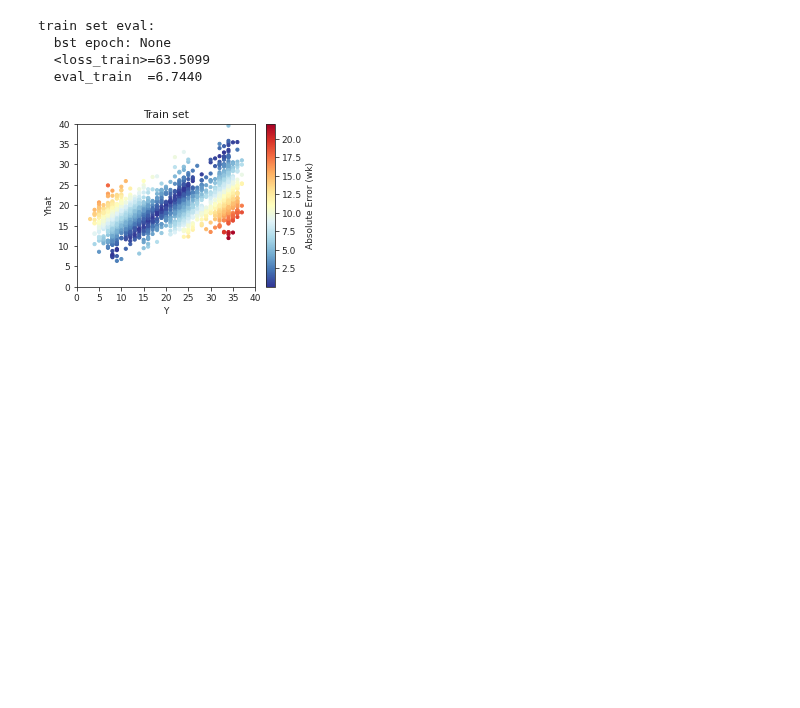
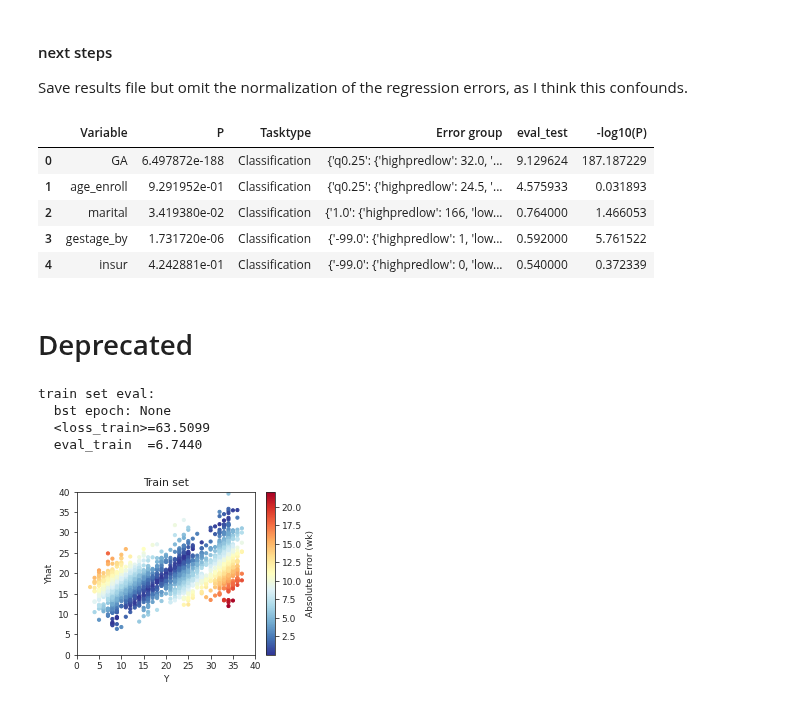
Before and after one commit to nealgravindra/wearables, a Jupyter notebook: notebooks/ITRerror_analysis.ipynb, the cells around one changed output. Drawn from its saved outputs; the diff is of its cells as text; code cells hidden in the pictures; blank space fills up the shorter version.

```diff
--- a/notebooks/ITRerror_analysis.ipynb
+++ b/notebooks/ITRerror_analysis.ipynb
@@ -22,0 +172,27 @@ sns.set_style("ticks")
+# %%
+def stat_err_analysis(md, include_var_pred_performance=False, norm=True,
+                      groupby='Error group',
+                      omit_cols=['index', 'record_id', 'pid', 'Absolute Error', 'yGA', 'yhatGA'],
+                      out_file=None):
+    res = pd.DataFrame()
+    for i, col in enumerate([i for i in md.columns if i!=groupby and i not in omit_cols]):
+        if md[col].dtype == object:
+            p, obs = pd_chisq(md, col, groupby=groupby)
+            dt = pd.DataFrame({'Variable': col, 'P': p,
+                               'Tasktype': 'Classification', 'Error group': None},
+                              index=[0])
+            dt.at[0, 'Error group'] = obs.to_dict()
+        else:
+            p = pd_kruskalwallis(md, col, groupby=groupby)
+            dt = pd.DataFrame({'Variable': col, 'P': p,
+                               'Tasktype': 'Classification', 'Error group': None},
+                              index=[0])
+            dt.at[0, 'Error group'] = {'q{}'.format(i):md.groupby(groupby)[col].quantile(i).to_dict() for i in [0.25, 0.5, 0.75]}
+        res = res.append(dt, ignore_index=True)
+    if include_var_pred_performance:
+        md_eval = allmd_results(norm=norm)
+        res['eval_test'] = res['Variable'].map(md_eval)
+    res['-log10(P)'] = -1*np.log10(res['P'])
+    if out_file is not None:
+        res.to_csv(out_file)
+    return res
@@ -23,3 +231,21 @@ sns.set_style("ticks")
+# %% [markdown]
+#### next steps
+
+Save results file but omit the normalization of the regression errors, as I think this confounds.
+# %%
+res = stat_err_analysis(md, include_var_pred_performance=True, norm=False,
+                        out_file='/home/ngr4/project/wearables/results/IT_GA_stat_error_analysis.csv')
+# %%
+res.sort_values(by='P')
+# %% [output]
+|  | Variable | P | Tasktype | Error group | eval_test | -log10(P) |
+| 0 | GA | 6.497872e-188 | Classification | {'q0.25': {'highpredlow': 32.0, '... | 9.129624 | 187.187229 |
+| 1 | age_enroll | 9.291952e-01 | Classification | {'q0.25': {'highpredlow': 24.5, '... | 4.575933 | 0.031893 |
+| 2 | marital | 3.419380e-02 | Classification | {'1.0': {'highpredlow': 166, 'low... | 0.764000 | 1.466053 |
+| 3 | gestage_by | 1.731720e-06 | Classification | {'-99.0': {'highpredlow': 1, 'low... | 0.592000 | 5.761522 |
+| 4 | insur | 4.242881e-01 | Classification | {'-99.0': {'highpredlow': 0, 'low... | 0.540000 | 0.372339 |
+# %% [markdown]
+# Deprecated
 # %%
 # make other plots
 import sys
```
Also changed, not shown: parts of 13 cells of this notebook.
